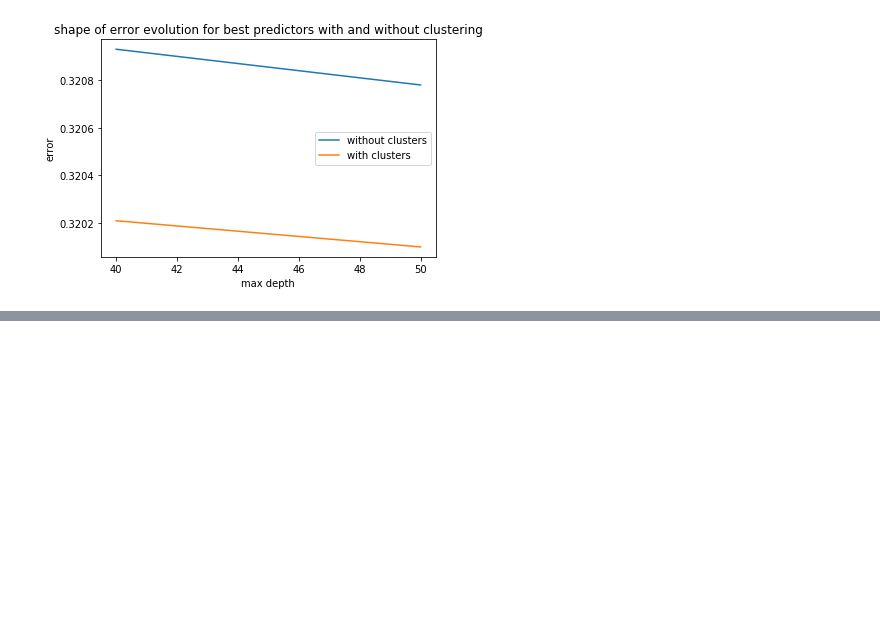
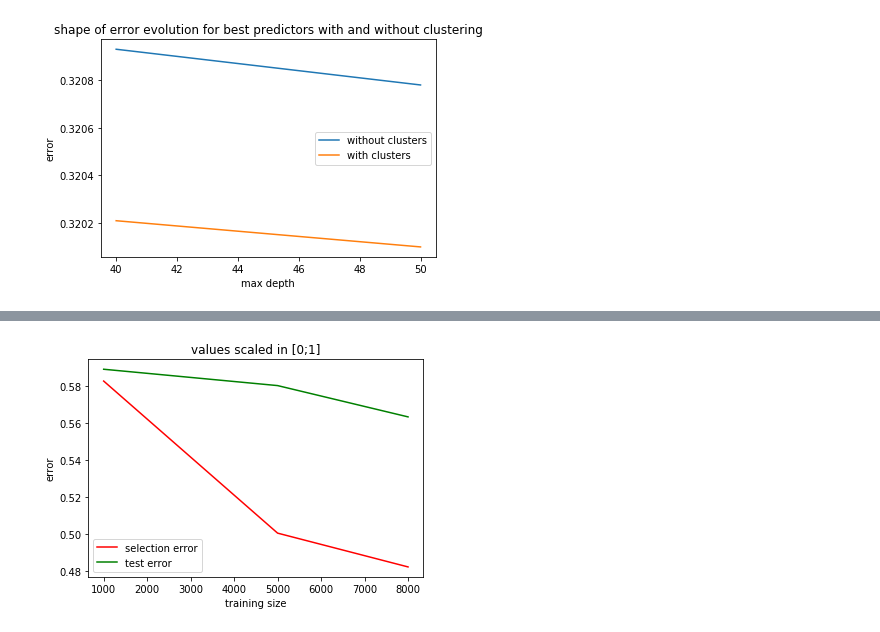
Before and after one commit to aemi-dev/td_taxidriver, a Jupyter notebook: graphiques.ipynb, the cells around one changed output, grey strips where cells are left out. Cells and saved outputs as stored; diff of their text form; code cells hidden in the pictures; blank space fills up the shorter version.

```diff
--- a/graphiques.ipynb
+++ b/graphiques.ipynb
@@ -60,0 +76,15 @@ plt.show()
+# %%
+size = [1000,5000,8000]
+zoCrossError = [0.58286,0.50072,0.48247]
+zoValError   = [0.58924,0.58041,0.56351]
+
+plt.plot(size,zoCrossError,label="selection error",c='red')
+plt.plot(size,zoValError,label="test error",c='green')
+
+plt.title("values scaled in [0;1]")
+plt.xlabel("training size")
+plt.ylabel("error")
+plt.legend()
+plt.show()
+# %% [output]
+[figure, added]
```
Also changed, not shown: parts of 2 cells of this notebook, 5 other files.
